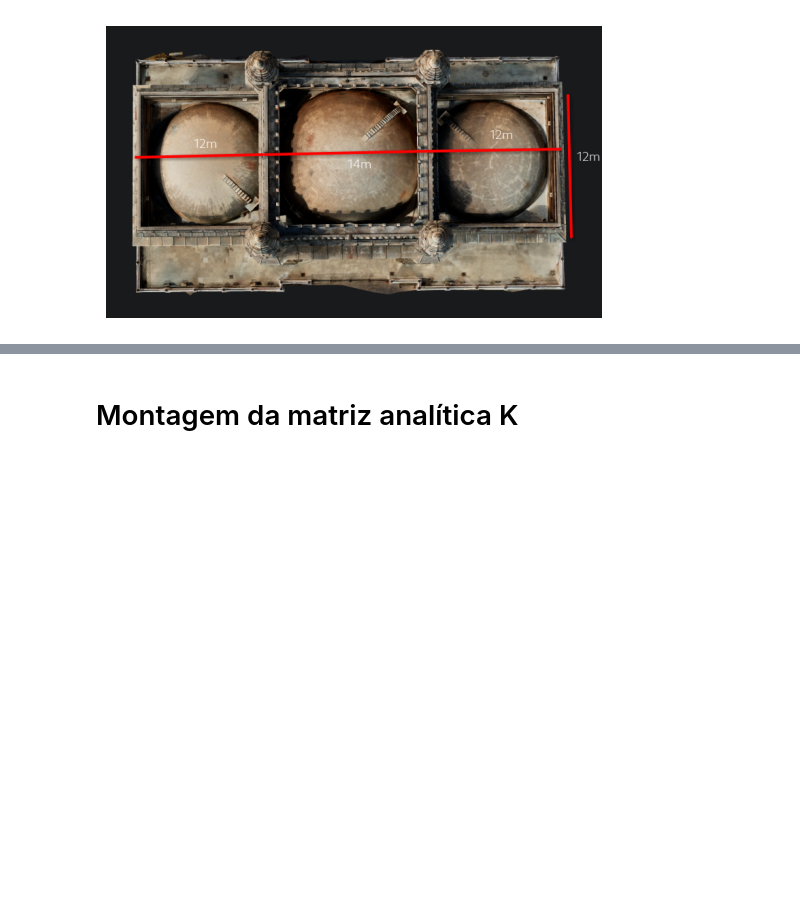
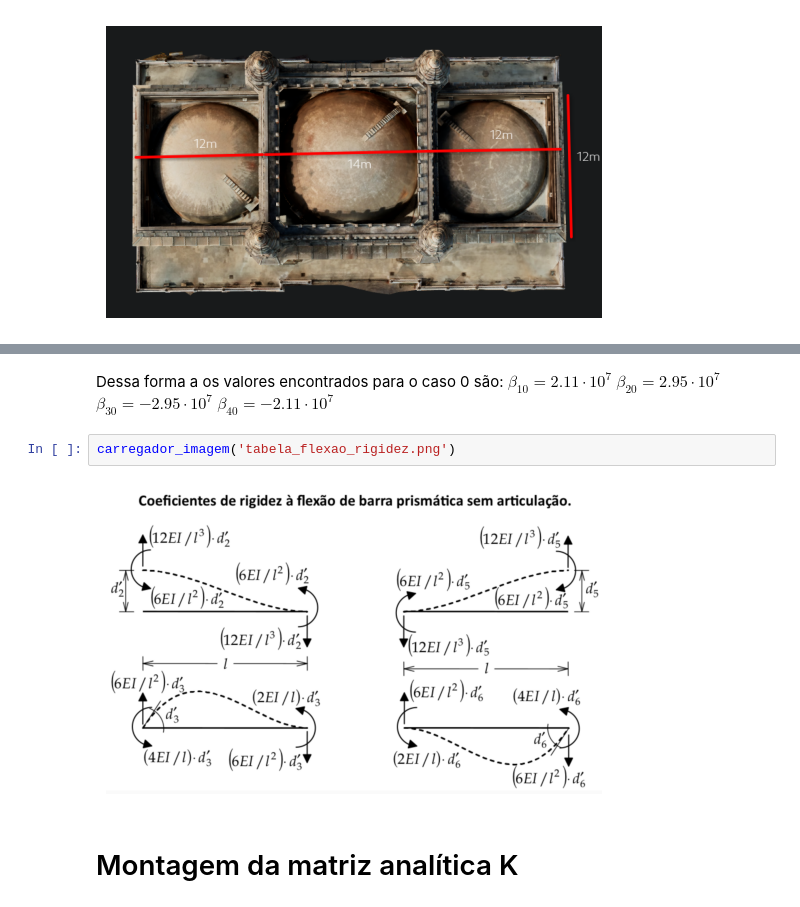
Before and after one commit to Rogire/Trabalho-MAC019, a Jupyter notebook: code/Trabalho_MAC019.ipynb, the cells around one changed output, grey strips where cells are left out. Saved outputs shown, nothing was run; the diff lists cells and outputs as text; blank space fills up the shorter version.

```diff
--- a/code/Trabalho_MAC019.ipynb
+++ b/code/Trabalho_MAC019.ipynb
@@ -94,3 +100,13 @@ Por falta de informações públicas divulgadas sobre a estrutura, algumas aprox
+# %% [markdown]
+Dessa forma a os valores encontrados para o caso 0 são:
+$ \beta _{10}= 2.11 \cdot 10^7$
+$ \beta _{20}= 2.95 \cdot 10^7$
+$ \beta _{30}= -2.95 \cdot 10^7$
+$ \beta _{40}= -2.11 \cdot 10^7$
+# %%
+carregador_imagem('tabela_flexao_rigidez.png')
+# %% [output]
+[figure, added]
 # %% [markdown]
 # Montagem da matriz analítica K
 # %% [markdown]
```
Also changed, not shown: parts of 11 cells of this notebook, 2 other files.
